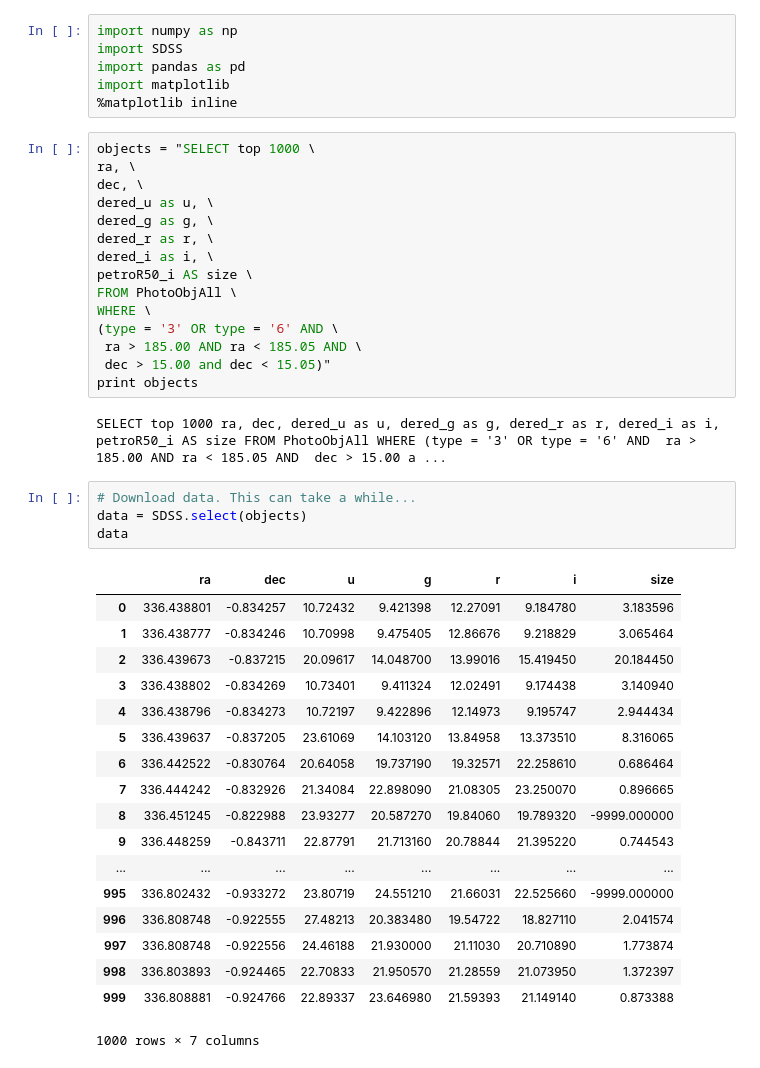
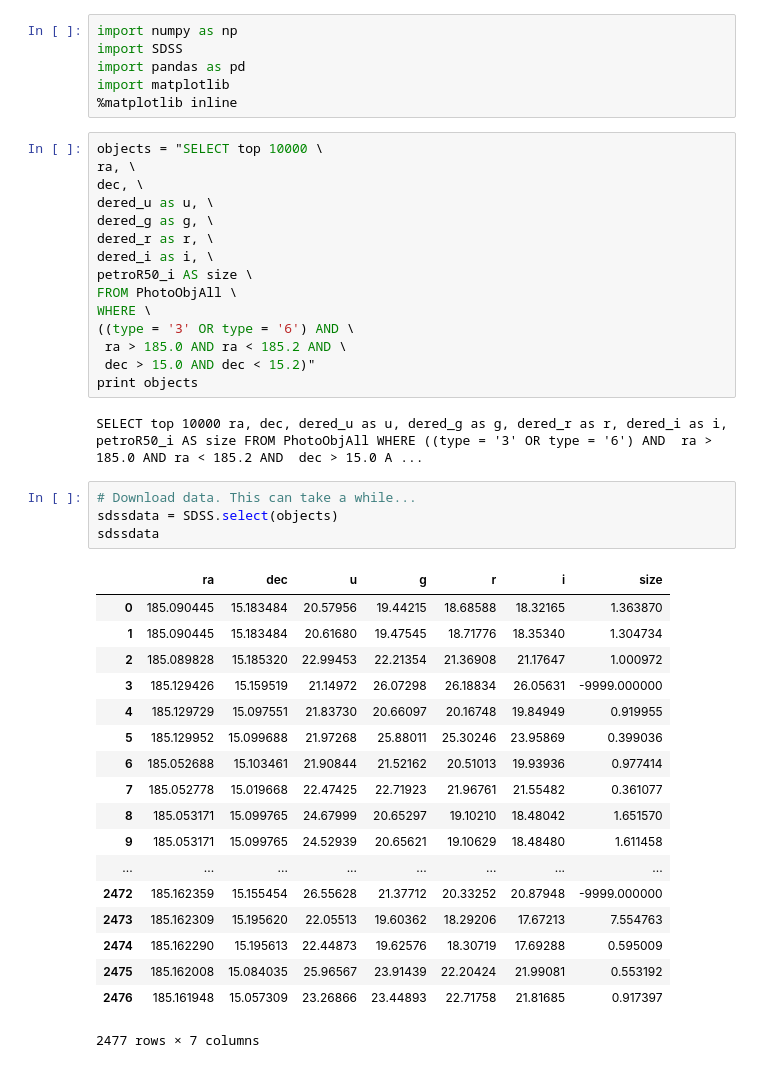
Before and after one commit to KIPAC/StatisticalMethods, a Jupyter notebook: examples/SDSScatalog/FirstLook.ipynb, the cells around one changed output. Drawn from its saved outputs; the diff is of its cells as text.

```diff
--- a/examples/SDSScatalog/FirstLook.ipynb
+++ b/examples/SDSScatalog/FirstLook.ipynb
@@ -29,7 +29,7 @@ import pandas as pd
 import matplotlib
 %matplotlib inline
 # %%
-objects = "SELECT top 1000 \
+objects = "SELECT top 10000 \
 ra, \
 dec, \
 dered_u as u, \
@@ -39,32 +39,32 @@ dered_i as i, \
 petroR50_i AS size \
 FROM PhotoObjAll \
 WHERE \
-(type = '3' OR type = '6' AND \
- ra > 185.00 AND ra < 185.05 AND \
- dec > 15.00 and dec < 15.05)"
+((type = '3' OR type = '6') AND \
+ ra > 185.0 AND ra < 185.2 AND \
+ dec > 15.0 AND dec < 15.2)"
 print objects
 # %% [output]
-SELECT top 1000 ra, dec, dered_u as u, dered_g as g, dered_r as r, dered_i as i, petroR50_i AS size FROM PhotoObjAll WHERE (type = '3' OR type = '6' AND  ra > 185.00 AND ra < 185.05 AND  dec > 15.00 a ...
+SELECT top 10000 ra, dec, dered_u as u, dered_g as g, dered_r as r, dered_i as i, petroR50_i AS size FROM PhotoObjAll WHERE ((type = '3' OR type = '6') AND  ra > 185.0 AND ra < 185.2 AND  dec > 15.0 A ...
 # %%
 # Download data. This can take a while...
-data = SDSS.select(objects)
-data
+sdssdata = SDSS.select(objects)
+sdssdata
 # %% [output]
 |  | ra | dec | u | g | r | i | size |
-| 0 | 336.438801 | -0.834257 | 10.72432 | 9.421398 | 12.27091 | 9.184780 | 3.183596 |
-| 1 | 336.438777 | -0.834246 | 10.70998 | 9.475405 | 12.86676 | 9.218829 | 3.065464 |
-| 2 | 336.439673 | -0.837215 | 20.09617 | 14.048700 | 13.99016 | 15.419450 | 20.184450 |
-| 3 | 336.438802 | -0.834269 | 10.73401 | 9.411324 | 12.02491 | 9.174438 | 3.140940 |
-| 4 | 336.438796 | -0.834273 | 10.72197 | 9.422896 | 12.14973 | 9.195747 | 2.944434 |
-| 5 | 336.439637 | -0.837205 | 23.61069 | 14.103120 | 13.84958 | 13.373510 | 8.316065 |
-| 6 | 336.442522 | -0.830764 | 20.64058 | 19.737190 | 19.32571 | 22.258610 | 0.686464 |
-| 7 | 336.444242 | -0.832926 | 21.34084 | 22.898090 | 21.08305 | 23.250070 | 0.896665 |
-| 8 | 336.451245 | -0.822988 | 23.93277 | 20.587270 | 19.84060 | 19.789320 | -9999.000000 |
-| 9 | 336.448259 | -0.843711 | 22.87791 | 21.713160 | 20.78844 | 21.395220 | 0.744543 |
+| 0 | 185.090445 | 15.183484 | 20.57956 | 19.44215 | 18.68588 | 18.32165 | 1.363870 |
+| 1 | 185.090445 | 15.183484 | 20.61680 | 19.47545 | 18.71776 | 18.35340 | 1.304734 |
+| 2 | 185.089828 | 15.185320 | 22.99453 | 22.21354 | 21.36908 | 21.17647 | 1.000972 |
+| 3 | 185.129426 | 15.159519 | 21.14972 | 26.07298 | 26.18834 | 26.05631 | -9999.000000 |
+| 4 | 185.129729 | 15.097551 | 21.83730 | 20.66097 | 20.16748 | 19.84949 | 0.919955 |
+| 5 | 185.129952 | 15.099688 | 21.97268 | 25.88011 | 25.30246 | 23.95869 | 0.399036 |
+| 6 | 185.052688 | 15.103461 | 21.90844 | 21.52162 | 20.51013 | 19.93936 | 0.977414 |
+| 7 | 185.052778 | 15.019668 | 22.47425 | 22.71923 | 21.96761 | 21.55482 | 0.361077 |
+| 8 | 185.053171 | 15.099765 | 24.67999 | 20.65297 | 19.10210 | 18.48042 | 1.651570 |
+| 9 | 185.053171 | 15.099765 | 24.52939 | 20.65621 | 19.10629 | 18.48480 | 1.611458 |
 | ... | ... | ... | ... | ... | ... | ... | ... |
-| 995 | 336.802432 | -0.933272 | 23.80719 | 24.551210 | 21.66031 | 22.525660 | -9999.000000 |
-| 996 | 336.808748 | -0.922555 | 27.48213 | 20.383480 | 19.54722 | 18.827110 | 2.041574 |
-| 997 | 336.808748 | -0.922556 | 24.46188 | 21.930000 | 21.11030 | 20.710890 | 1.773874 |
-| 998 | 336.803893 | -0.924465 | 22.70833 | 21.950570 | 21.28559 | 21.073950 | 1.372397 |
-| 999 | 336.808881 | -0.924766 | 22.89337 | 23.646980 | 21.59393 | 21.149140 | 0.873388 |
+| 2472 | 185.162359 | 15.155454 | 26.55628 | 21.37712 | 20.33252 | 20.87948 | -9999.000000 |
+| 2473 | 185.162309 | 15.195620 | 22.05513 | 19.60362 | 18.29206 | 17.67213 | 7.554763 |
+| 2474 | 185.162290 | 15.195613 | 22.44873 | 19.62576 | 18.30719 | 17.69288 | 0.595009 |
+| 2475 | 185.162008 | 15.084035 | 25.96567 | 23.91439 | 22.20424 | 21.99081 | 0.553192 |
+| 2476 | 185.161948 | 15.057309 | 23.26866 | 23.44893 | 22.71758 | 21.81685 | 0.917397 |
-1000 rows × 7 columns
+2477 rows × 7 columns
```
Also changed, not shown: parts of 11 cells of this notebook.
